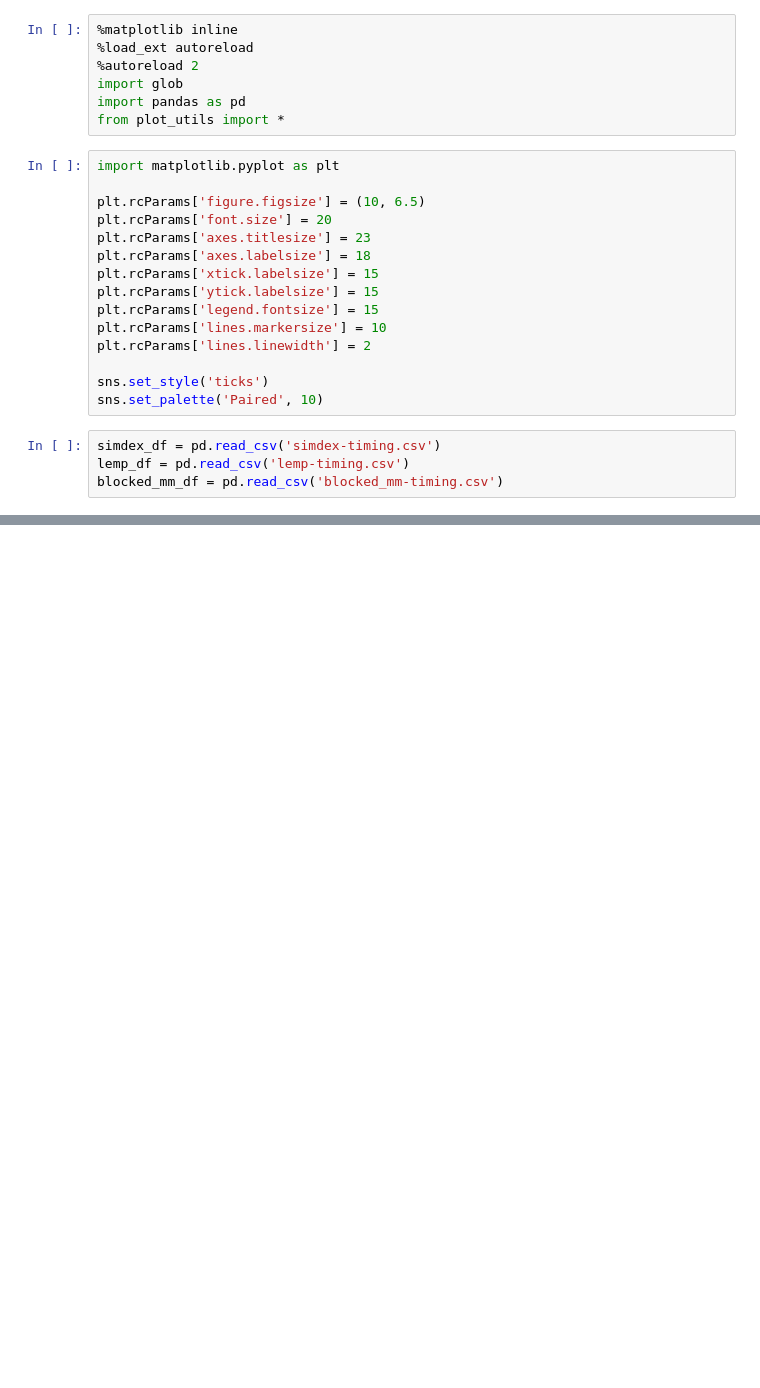
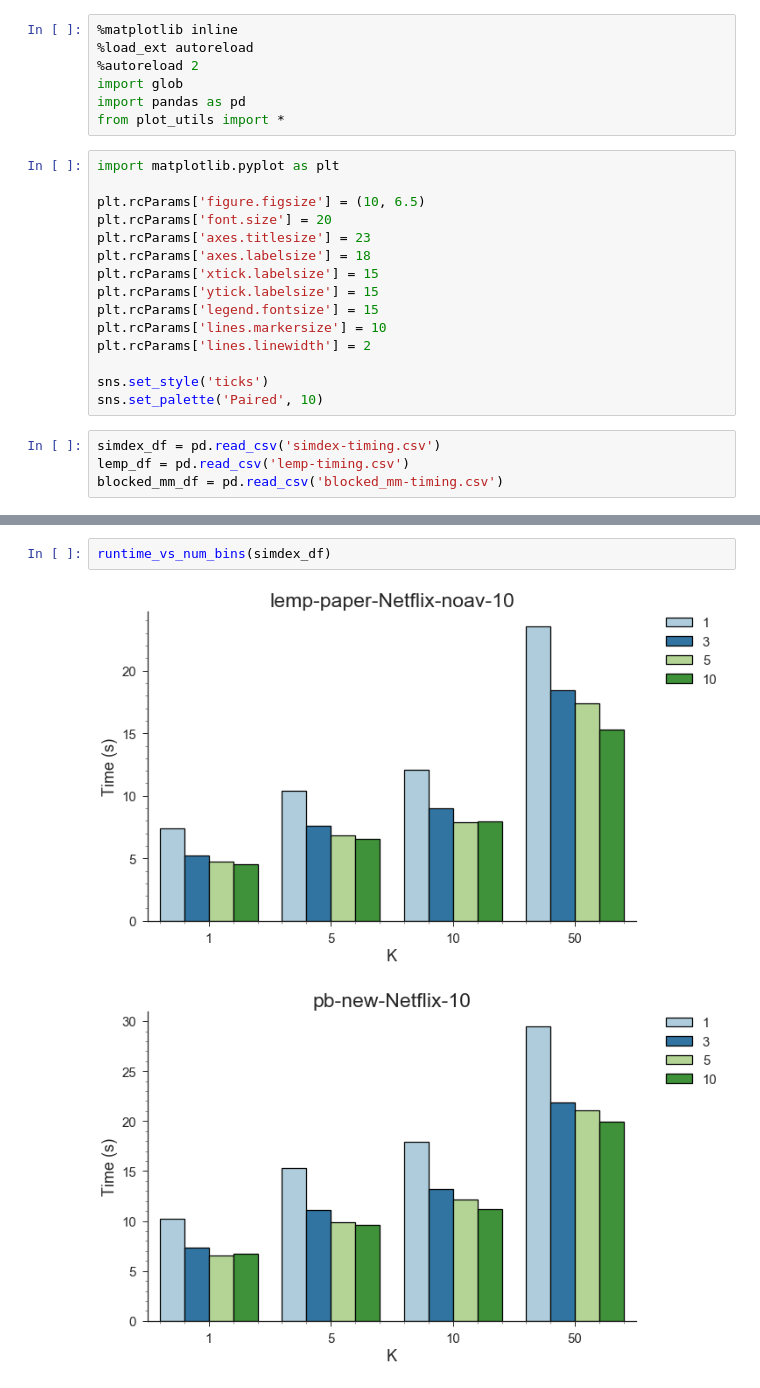
Before and after one commit to stanford-futuredata/optimus-maximus, a Jupyter notebook: plots/simdex-plots.ipynb, the cells around one changed output, grey strips where cells are left out. Drawn from its saved outputs; the diff is of its cells as text; blank space fills up the shorter version.

Commit message:
runtime vs # bins plots

```diff
--- a/plots/simdex-plots.ipynb
+++ b/plots/simdex-plots.ipynb
@@ -84,0 +85,5 @@ throughput_vs_num_clusters(simdex_df)
+# %%
+runtime_vs_num_bins(simdex_df)
+# %% [output]
+[figure, added]
+[figure, added]
```
Also changed, not shown: parts of 3 cells of this notebook, 1 other file.
